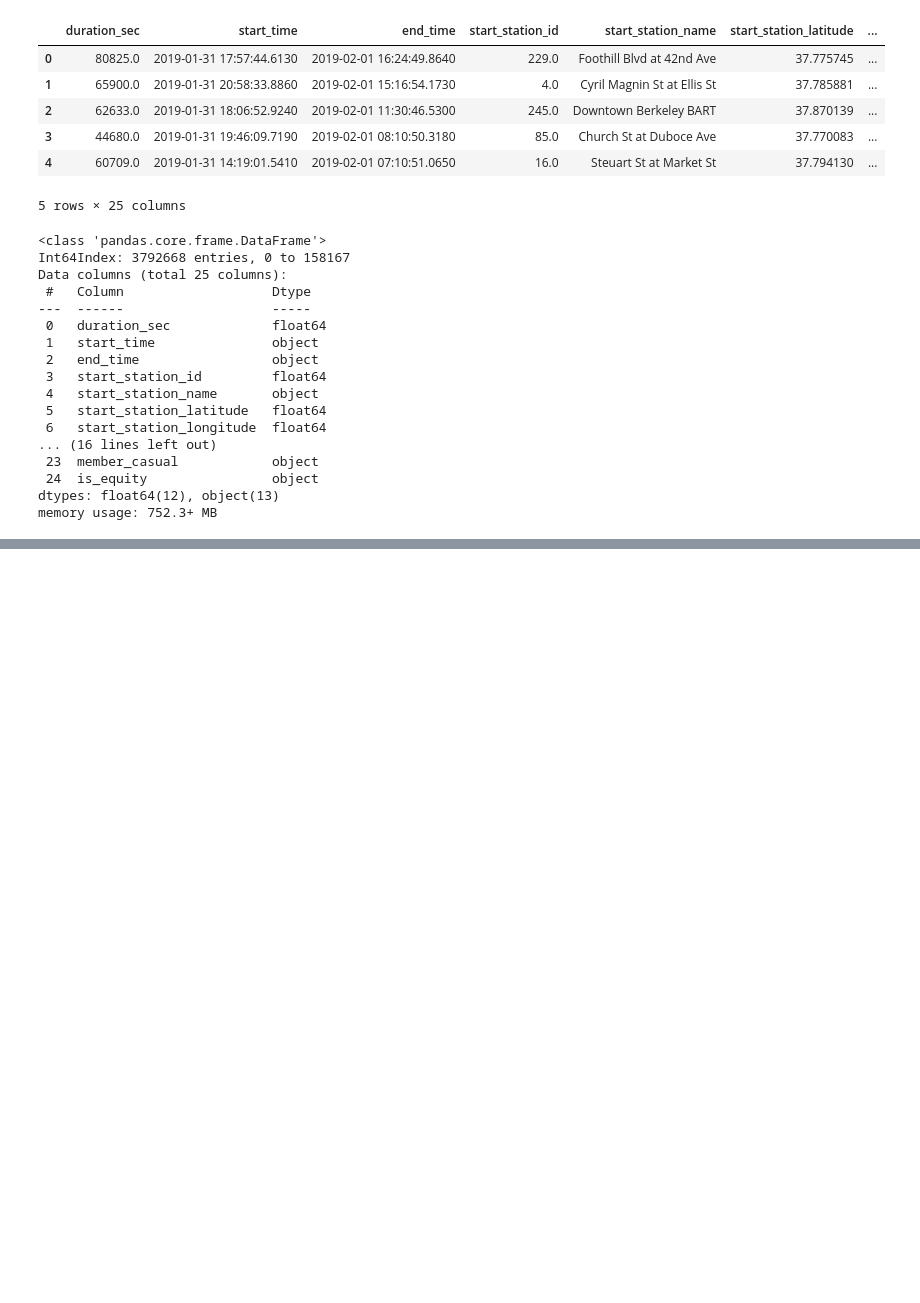
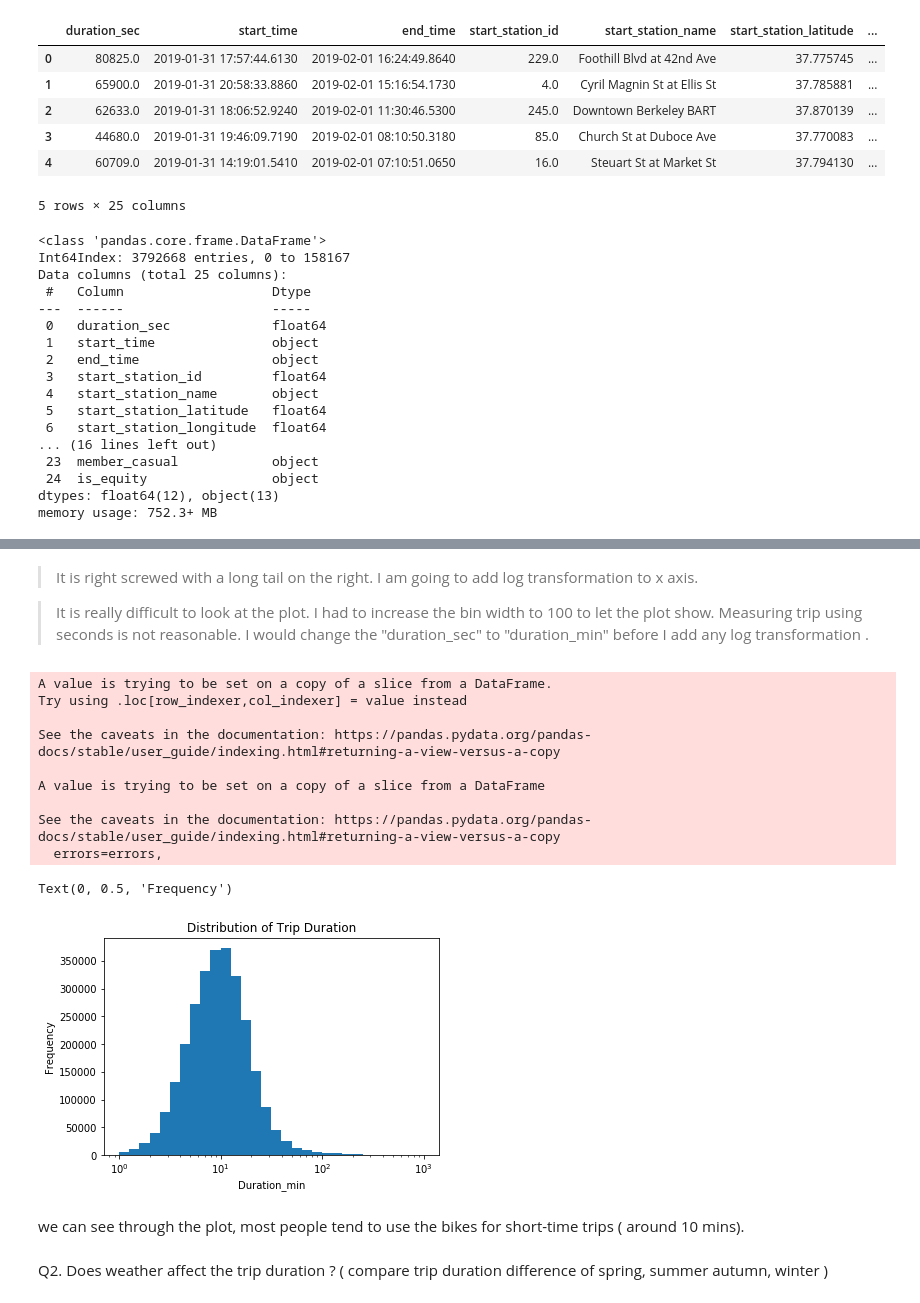
Before and after one commit to nithinjc/Diamond-dataset-data-visualization, a Jupyter notebook: Data-Exploration-Ford Bike Sharing Dataset.ipynb, the cells around one changed output, grey strips where cells are left out. Drawn from its saved outputs; the diff is of its cells as text; code cells hidden in the pictures; blank space fills up the shorter version.

```diff
--- a/Data-Exploration-Ford Bike Sharing Dataset.ipynb
+++ b/Data-Exploration-Ford Bike Sharing Dataset.ipynb
@@ -90,0 +125,34 @@ dtype: int64
+# %% [markdown]
+> It is right screwed with a long tail on the right. I am going to add log transformation to x axis.
+
+> It is really difficult to look at the plot. I had to increase the bin width to 100 to let the plot show. Measuring trip using seconds is not reasonable. I would change the "duration_sec" to "duration_min" before I add any log transformation .
+# %%
+# change the trip duration unit from second to min
+df_bike_copy['duration_min'] = df_bike_copy['duration_sec'] / 60
+df_bike_copy.drop('duration_sec' , axis = 1 , inplace = True)
+
+bin_edges = 10**np.arange(0 , 3+0.1 , 0.1)
+ticks =  [ 0.1 , 0.3 , 1 , 3, 10, 30, 100, 300]
+labels = ['{}'.format(v) for v in ticks]
+plt.hist(data = df_bike_copy , x = 'duration_min' , bins = bin_edges);
+plt.xticks(ticks,labels);
+plt.xlabel('Duration_min');
+plt.xscale('log');
+plt.title('Distribution of Trip Duration')
+plt.ylabel('Frequency')
+# %% [output]
+A value is trying to be set on a copy of a slice from a DataFrame.
+Try using .loc[row_indexer,col_indexer] = value instead
+
+See the caveats in the documentation: https://pandas.pydata.org/pandas-docs/stable/user_guide/indexing.html#returning-a-view-versus-a-copy
+
+A value is trying to be set on a copy of a slice from a DataFrame
+
+See the caveats in the documentation: https://pandas.pydata.org/pandas-docs/stable/user_guide/indexing.html#returning-a-view-versus-a-copy
+  errors=errors,
+Text(0, 0.5, 'Frequency')
+[figure, added]
+# %% [markdown]
+we can see through the plot, most people tend to use the bikes for short-time trips ( around 10 mins).
+# %% [markdown]
+Q2. Does weather affect the trip duration ? ( compare trip duration difference of spring, summer autumn, winter )
```
Also changed, not shown: parts of 20 cells of this notebook.
